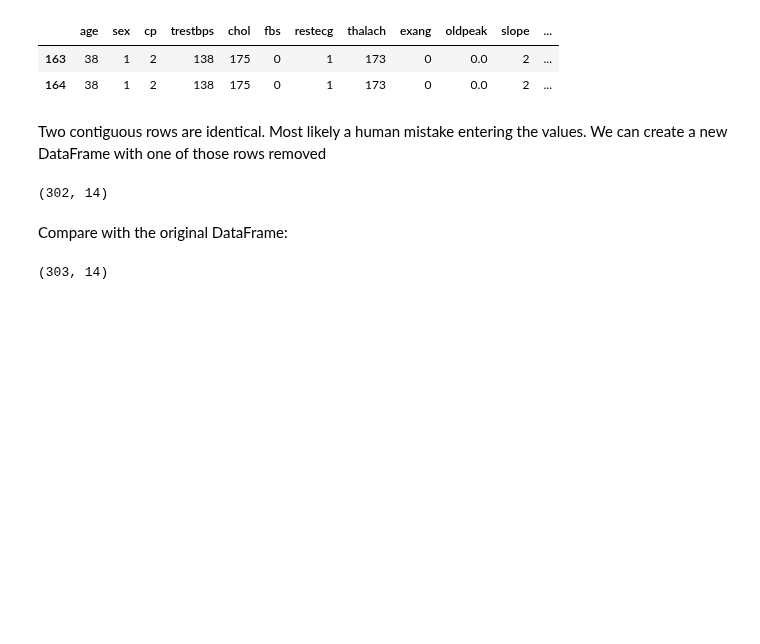
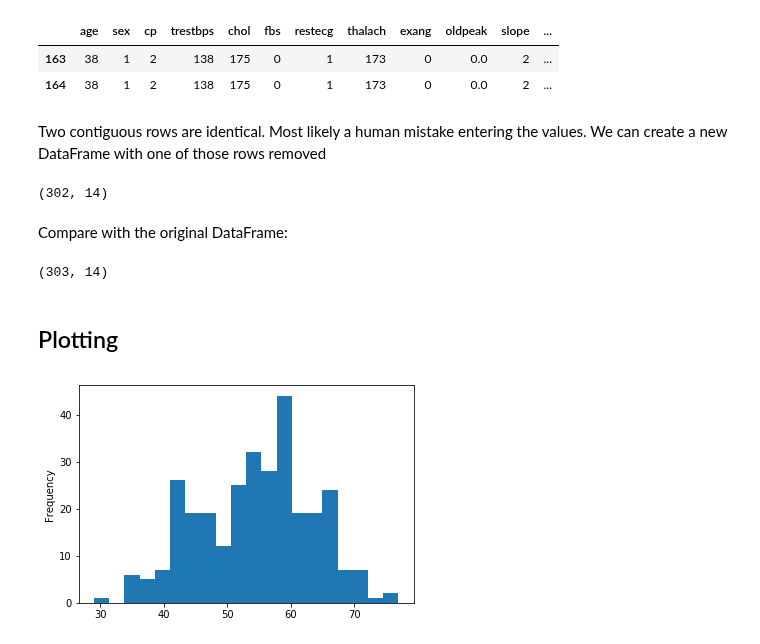
Before and after one commit to amireskanlou/intro_python, a Jupyter notebook: 6_Pandas [WVU Research Computing].ipynb, the cells around one changed output. Cells and saved outputs as stored; diff of their text form; code cells hidden in the pictures; blank space fills up the shorter version.

```diff
--- a/6_Pandas [WVU Research Computing].ipynb
+++ b/6_Pandas [WVU Research Computing].ipynb
@@ -467,3 +467,10 @@ Compare with the original DataFrame:
 heart.shape
 # %% [output]
 (303, 14)
+# %% [markdown]
+## Plotting
+# %%
+%matplotlib inline
+heart['age'].plot.hist(bins=20);
+# %% [output]
+[figure, added]
```
Also changed, not shown: parts of 7 cells of this notebook, 7 other files.
